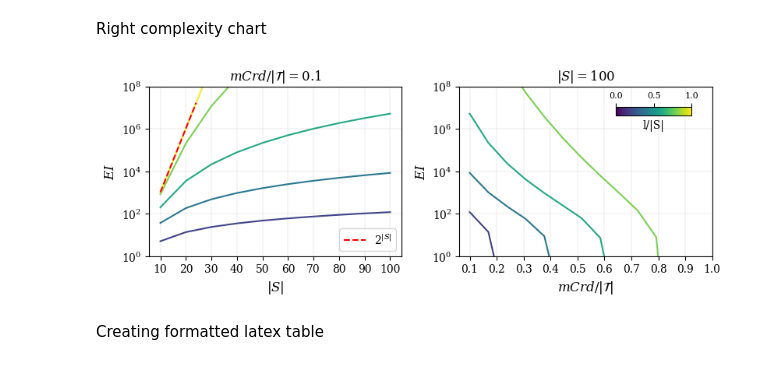
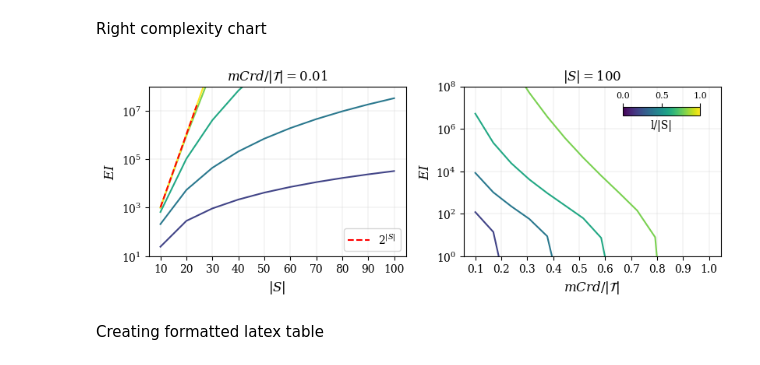
Before and after one commit to w4bo/ctm, a Jupyter notebook: src/main/python/CTM/Probability charts.ipynb, the cells around one changed output. Drawn from its saved outputs; the diff is of its cells as text; code cells hidden in the pictures.

Commit message:
fix charts

```diff
--- a/src/main/python/CTM/Probability charts.ipynb
+++ b/src/main/python/CTM/Probability charts.ipynb
@@ -144,16 +144,17 @@ def ep(ntiles, l, ntrajectories, mcrd):
         print("ep: |S|=" + str(ntiles) + " l=" + str(l) + " |T|=" + str(ntrajectories) + " mcrd=" + str(mcrd) + ": " + str(c))
     return c
 
-def curve(ratio, ntrajectories, mcrd):
+def curve(ratio, ntrajectories, mcrd, minx=10):
     xs = []
     ys = []
-    for x in range(10, 110, 10):
+    for x in range(minx, 110, 10):
         xs.append(x)
         # print(ratio * x)
         ys.append(ep(x, ratio * x, ntrajectories, mcrd))
     return (xs, ys)
 
 fig, axs = plt.subplots(1, 2, figsize=figsize12, constrained_layout=True)
+fig2, axs2 = plt.subplots(1, 1, figsize=figsize11, constrained_layout=True)
 # fig, axs = plt.subplots(2, 2, figsize=figsize22, sharey=True)
 
 i = 0
@@ -166,24 +167,42 @@ def plot(ntrajectories, mcrd):
         for x in np.linspace(0.2, 1, num=5):
             xs, ys = curve(x, ntrajectories, mcrd)
             ax.plot(xs, ys, color=plt.cm.viridis(x)) # , label=str(round(p, 2))
+
         ax.set_ylabel("$EI$", fontsize=axessize)
         ax.set_xlabel("$|S|$", fontsize=axessize)
+
+        x = 0.16
+        xs, ys = curve(x, ntrajectories, mcrd, minx=20)
+        axs2.plot(xs, ys, c=tableau20[2], label='Oldenburg') # , label=str(round(p, 2))
+
+        x = 0.08
+        xs, ys = curve(x, ntrajectories, mcrd, minx=20)
+        axs2.plot(xs, ys, c=tableau20[0], label='Milan') # , label=str(round(p, 2))
+
+        axs2.set_ylabel("$EI$", fontsize=axessize)
+        axs2.set_xlabel("$|S|$", fontsize=axessize)
 
     inner_plot()
     xs = [x for x in range(10, 26, 2)]
     ax.plot(xs, [math.pow(2, x) for x in xs], label="$2^{|S|}$", color="red", ls="--")
-    ax.legend()
+    ax.legend(loc=4)
     ax.set_yscale("log")
-    ax.set_ylim([1, pow(10, 8)])
+    ax.set_ylim([10, pow(10, 8)])
     ax.set_xticks(range(10, 110, 10))
-    ax.set_title("$mCrd/|\mathcal{T}|=0.1$")
+    ax.set_title("$mCrd/|\mathcal{T}|=" +  str(mcrd/ntrajectories) + "$")
     default_plotsetup(ax)
 
-mcrd = 100
+    xs = [x for x in range(20, 26, 2)]
+    axs2.set_yscale("log")
+    # axs2.set_ylim([1, pow(10, 8)])
+    axs2.set_xticks(range(10, 110, 10))
+    axs2.set_title("$mCrd/|\mathcal{T}|=" +  str(mcrd/ntrajectories) + "$")
+    default_plotsetup(axs2)
+
 # for ntrajectories in np.linspace(125, 1000, num=4):
 #     plot(int(ntrajectories), mcrd)
 ntrajectories = 1000
-mcrd = 100
+mcrd = 10
 plot(ntrajectories, mcrd)
 
 # setup the normalization and the colormap
@@ -206,35 +234,35 @@ def plot(ntrajectories, l):
     for x in np.linspace(0.1, 1.0, num=14):
         if y >= 1:
             xs.append(x)
             y = ep(tiles, l, ntrajectories, int(ntrajectories * x))
             ys.append(y)
     ax.plot(xs, ys, color=plt.cm.viridis(l / tiles))
     ax.set_ylabel("$EI$", fontsize=axessize)
     ax.set_xlabel("$mCrd/|\mathcal{T}|$", fontsize=axessize)
     ax.set_yscale("log")
     ax.set_ylim([1, pow(10, 8)])
     ax.set_xticks(np.linspace(0.1, 1.0, num=10))
     ax.set_title("$|S|=100$")
     default_plotsetup(ax)
 
-for x in np.linspace(0.2, 0.8, num=4):
+for x in np.linspace(0.2, 1.0, num=5):
     plot(ntrajectories, int(x * tiles))
 
 normalize = mcolors.Normalize(vmin=0, vmax=1)
 colormap = cm.viridis
 scalarmappaple = cm.ScalarMappable(norm=normalize, cmap=colormap)
 scalarmappaple.set_array(np.arange(0, 1))
 axins1 = inset_axes(axs[1], width='30%', height='5%', loc='upper right', borderpad=1.9)
 cbar = fig.colorbar(scalarmappaple, label='l/|S|', cax=axins1, orientation='horizontal')
 cbar.ax.tick_params(labelsize=8)
 axins1.xaxis.set_ticks_position('top')
 
 #plot(ntrajectories, int(60))
 # fig.tight_layout()
 fig.savefig('../../../../output/complexity3.svg')
 fig
 # %% [output]
-[figure, old version]
+[figure, new version]
 # %% [markdown]
 Creating formatted latex table
 # %%
```
Also changed, not shown: parts of 3 cells of this notebook, 3 other files.
